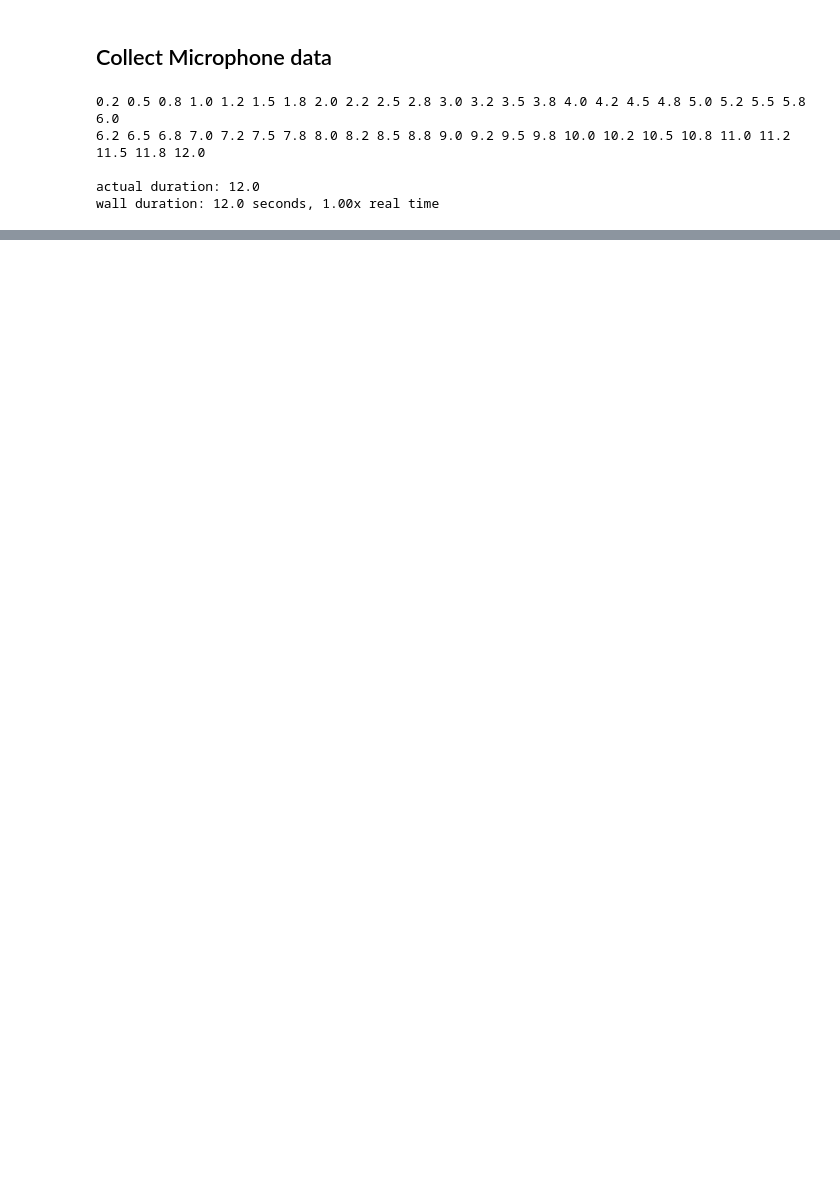
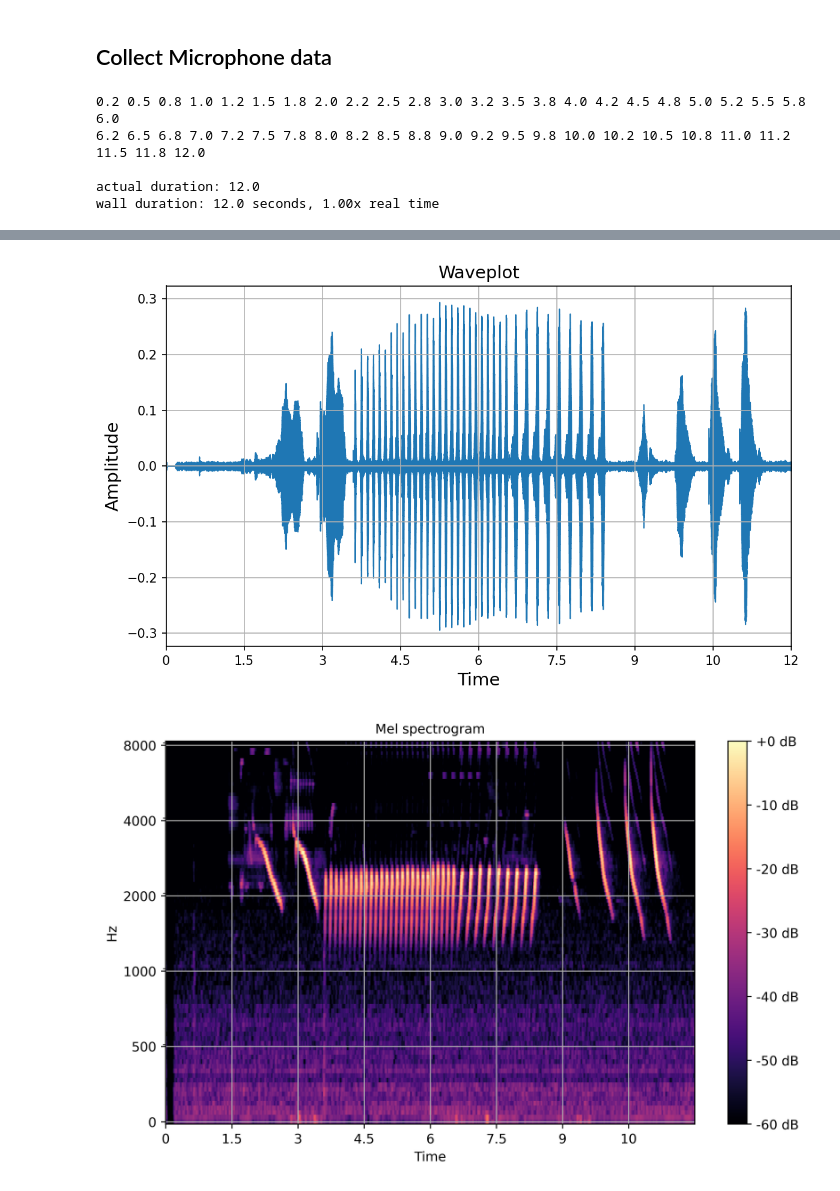
Before and after one commit to mit-acl/Signals_and_Systems, a Jupyter notebook: notebooks/16_002_Topic9_bird_pyaudio_to_mel.ipynb, the cells around one changed output, grey strips where cells are left out. Saved outputs shown, nothing was run; the diff lists cells and outputs as text; code cells hidden in the pictures; blank space fills up the shorter version.

```diff
--- a/notebooks/16_002_Topic9_bird_pyaudio_to_mel.ipynb
+++ b/notebooks/16_002_Topic9_bird_pyaudio_to_mel.ipynb
@@ -321,0 +451,7 @@ if signal_type == "step":
+# %%
+# Example: regenerate the plots + audio player for a stored recording
+# (does not save to figs/; audio is built from the CSV, not the stored .wav)
+signal, stack = plot_bird_store(370)
+# %% [output]
+[figure, added]
+[figure, added]
```
Also changed, not shown: parts of 7 cells of this notebook, 8 other files.
